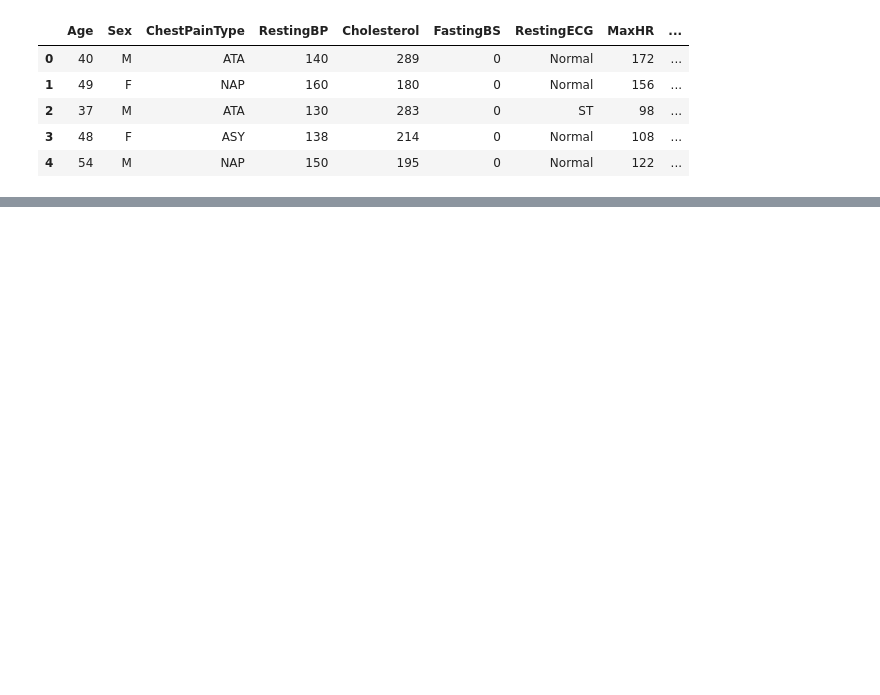
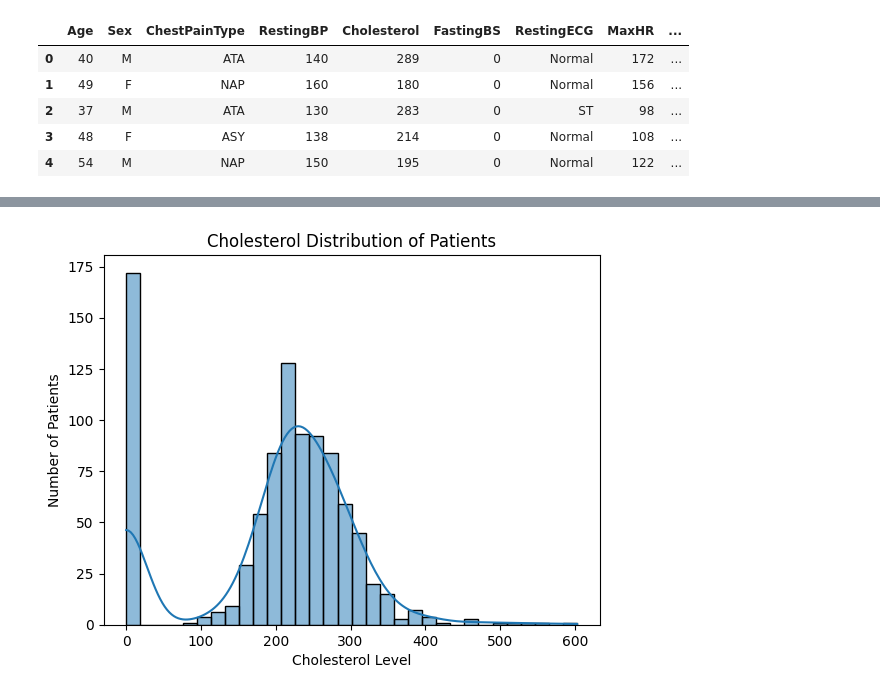
Before and after one commit to chkevers/ml_heart_disease_prediction, a Jupyter notebook: main.ipynb, the cells around one changed output, grey strips where cells are left out. Cells and saved outputs as stored; diff of their text form; code cells hidden in the pictures; blank space fills up the shorter version.

```diff
--- a/main.ipynb
+++ b/main.ipynb
@@ -15,0 +43,8 @@ df.head()
+# %%
+sns.histplot(df["Cholesterol"],kde=True)
+plt.title("Cholesterol Distribution of Patients")
+plt.xlabel("Cholesterol Level")
+plt.ylabel("Number of Patients")
+plt.show()
+# %% [output]
+[figure, added]
```
Also changed, not shown: parts of 13 cells of this notebook.
